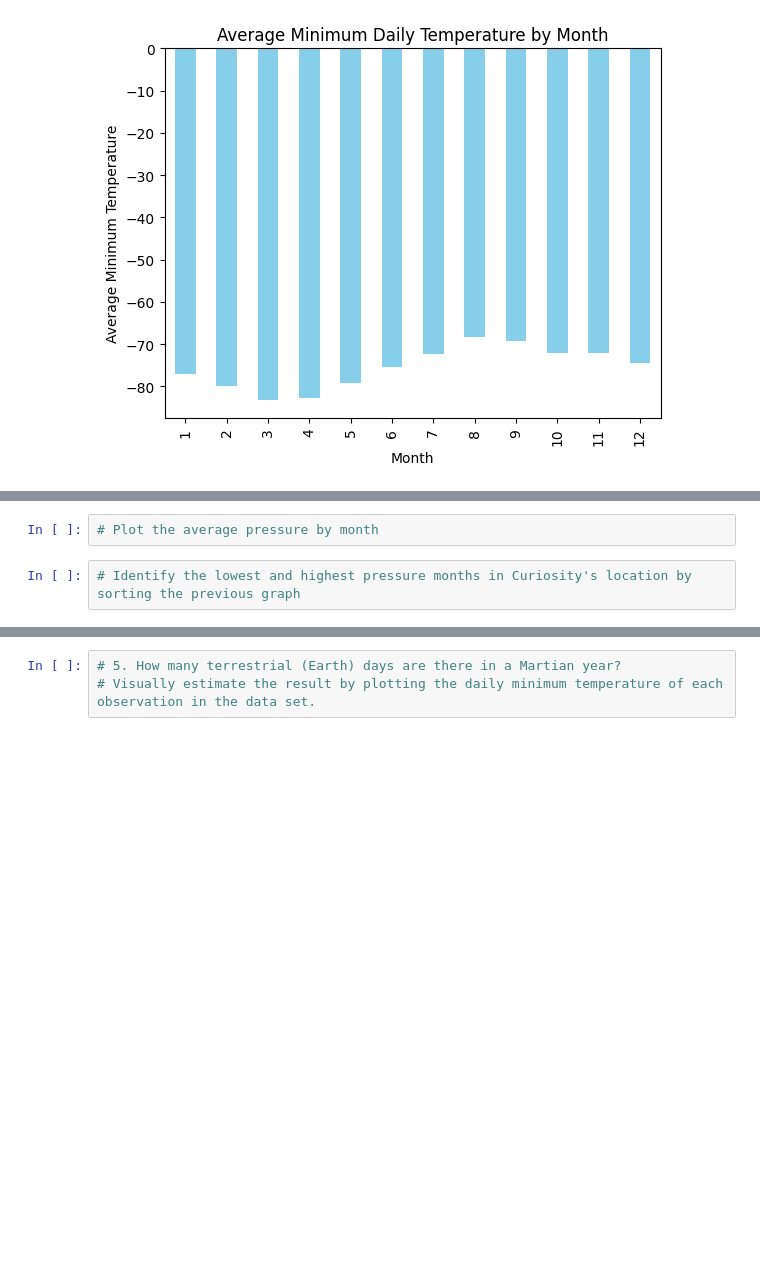
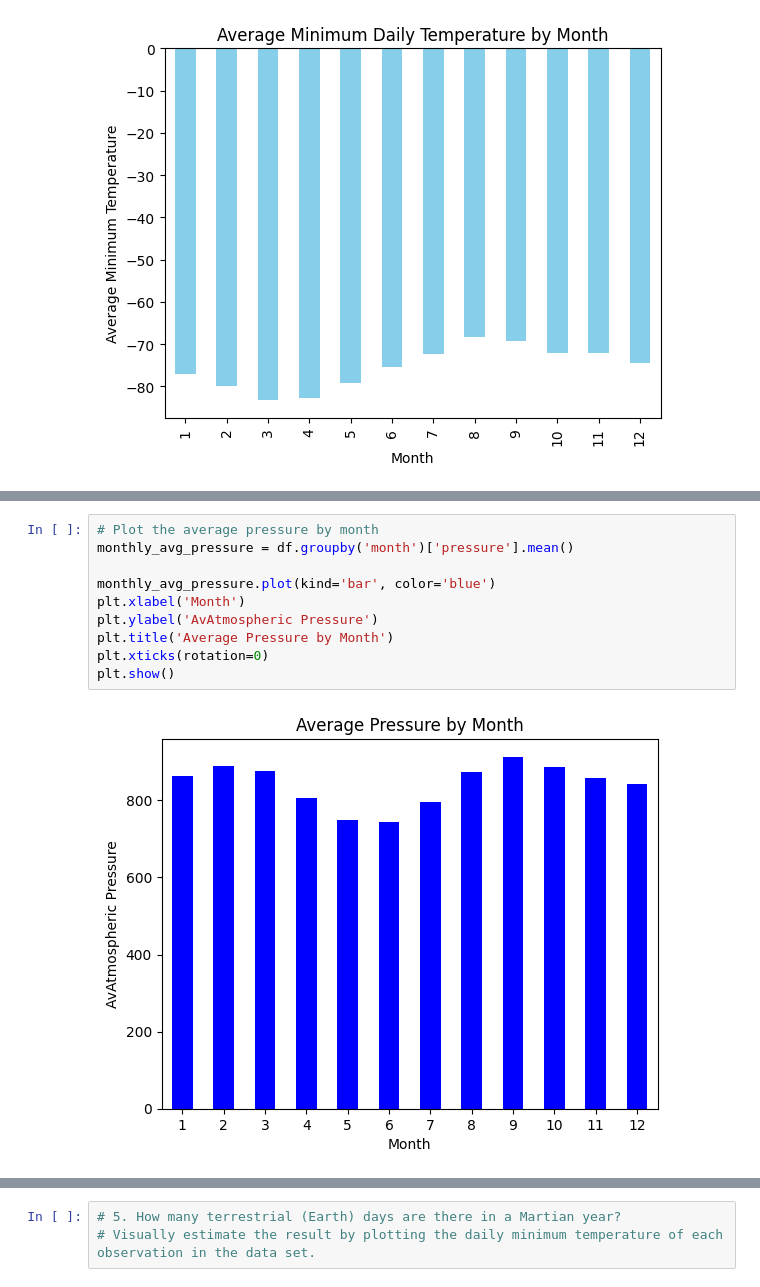
Before and after one commit to yslavcom-code/challenge-11-mars-scraping, a Jupyter notebook: part_2_mars_weather.ipynb, the cells around one changed output, grey strips where cells are left out. Saved outputs shown, nothing was run; the diff lists cells and outputs as text; blank space fills up the shorter version.

```diff
--- a/part_2_mars_weather.ipynb
+++ b/part_2_mars_weather.ipynb
@@ -184,4 +203,12 @@ print(hottest)
-# %%
-# Plot the average pressure by month
-# %%
-# Identify the lowest and highest pressure months in Curiosity's location by sorting the previous graph
+# %%
+# Plot the average pressure by month
+monthly_avg_pressure = df.groupby('month')['pressure'].mean()
+
+monthly_avg_pressure.plot(kind='bar', color='blue')
+plt.xlabel('Month')
+plt.ylabel('AvAtmospheric Pressure')
+plt.title('Average Pressure by Month')
+plt.xticks(rotation=0)
+plt.show()
+# %% [output]
+[figure, added]
```
Also changed, not shown: parts of 6 cells of this notebook.
